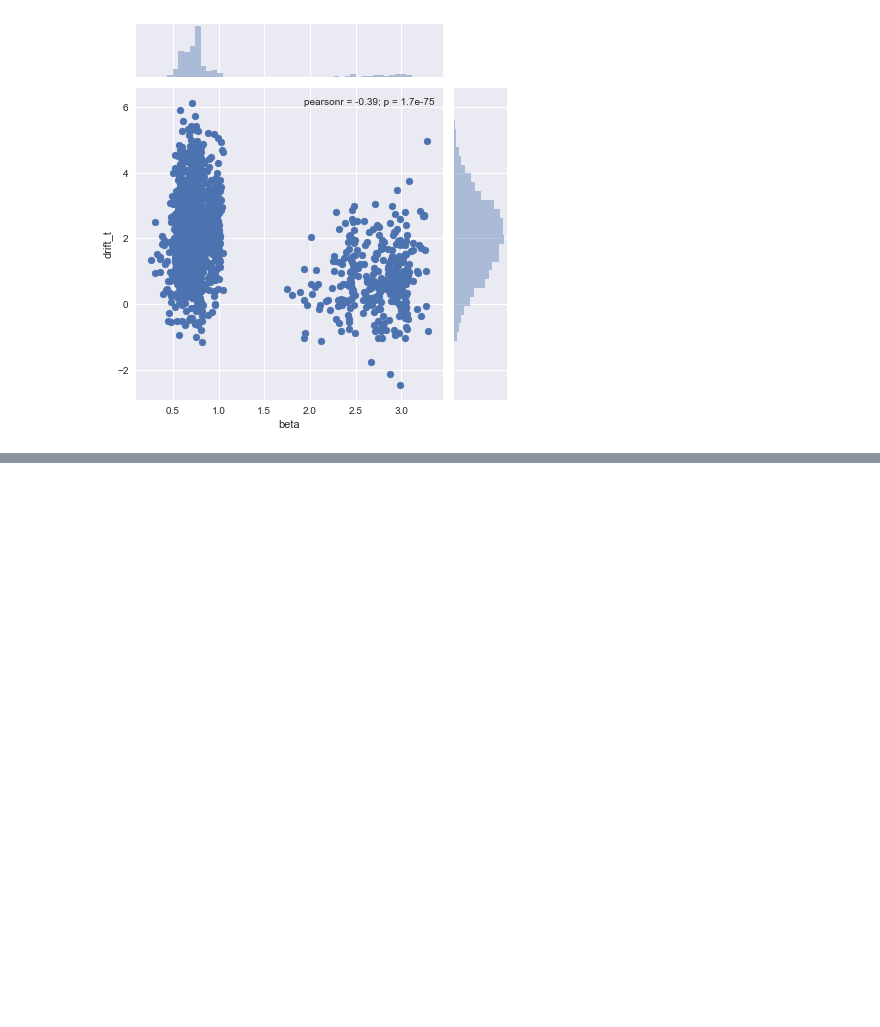
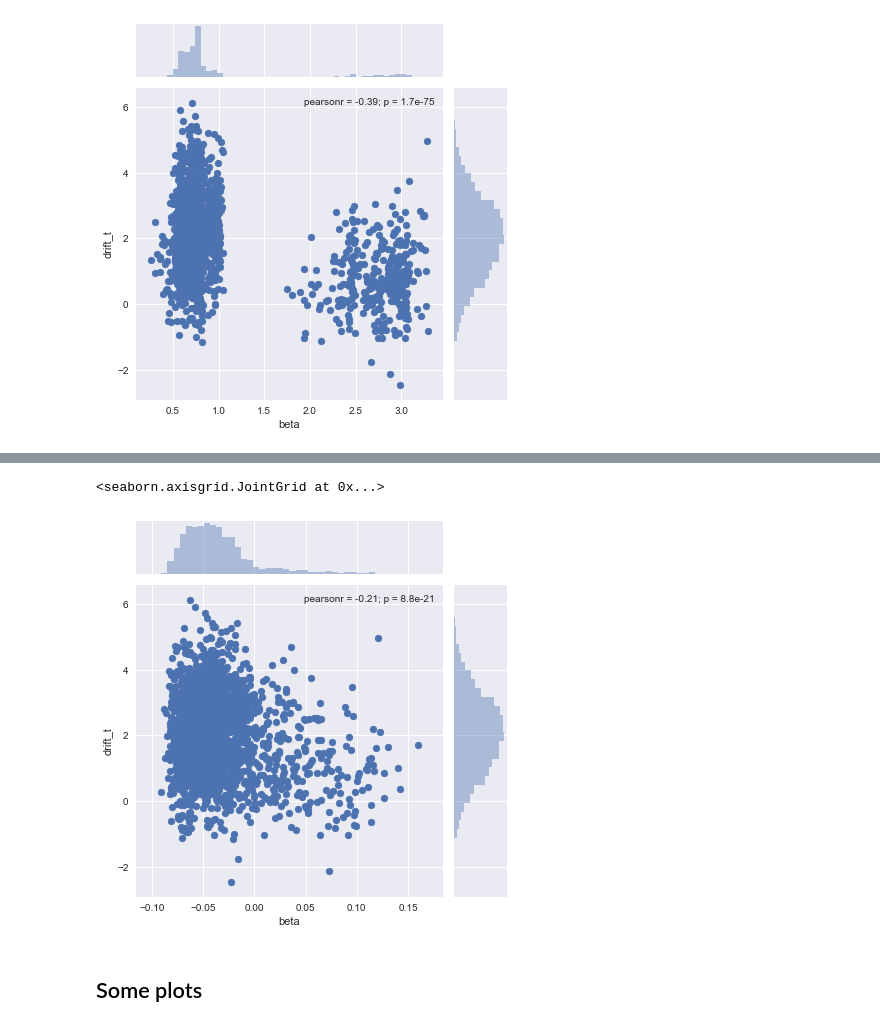
Before and after one commit to Gilles86/nddm_simulations, a Jupyter notebook: notebooks/Laura data to BOLD.ipynb, the cells around one changed output, grey strips where cells are left out. Cells and saved outputs as stored; diff of their text form; code cells hidden in the pictures; blank space fills up the shorter version.

```diff
--- a/notebooks/Laura data to BOLD.ipynb
+++ b/notebooks/Laura data to BOLD.ipynb
@@ -184,0 +205,22 @@ sns.jointplot('beta', 'drift_t', df)
+# %%
+n_scans = len(bold_signal)
+
+# paradigm
+frametimes = np.linspace(0, (n_scans - 1) * tr, n_scans)
+
+# confounds
+hrf_model = 'canonical'
+drift_model = "polynomial"
+
+X, names = dm.dmtx_light(frametimes, paradigm, drift_model=drift_model, drift_order=0, hrf_model=hrf_model)
+# %%
+model = sm.OLS(bold_signal, pandas.DataFrame(X, columns=names))
+results = model.fit()
+# %%
+single_trial_betas = pandas.DataFrame(results.params).reset_index()
+single_trial_betas = single_trial_betas.drop(2000)
+single_trial_betas = single_trial_betas.rename(columns={0:'beta'})
+single_trial_betas['trial'] = single_trial_betas['index'].apply(lambda x: int(x.split()[-1]))
+# %%
+df = pandas.read_csv('data/sim-data_drift-SP-variability-estim-onep.csv', index_col=0)
+df = df.merge(single_trial_betas, on='trial')
@@ -184,0 +229,7 @@ sns.jointplot('beta', 'drift_t', df)
+# %%
+sns.jointplot('beta', 'drift_t', df)
+# %% [output]
+<seaborn.axisgrid.JointGrid at 0x...>
+[figure, added]
+# %% [markdown]
+## Some plots
```
Also changed, not shown: parts of 10 cells of this notebook, 3 other files.
